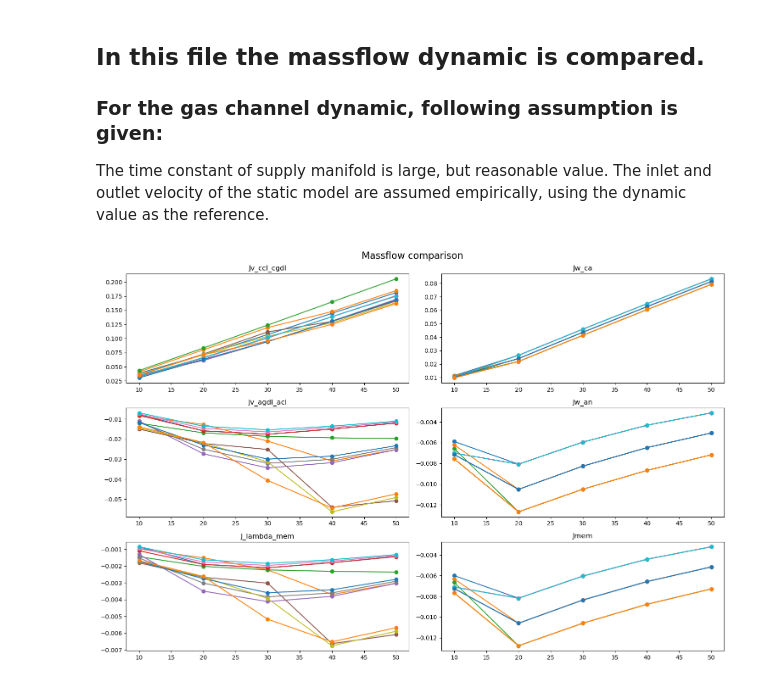
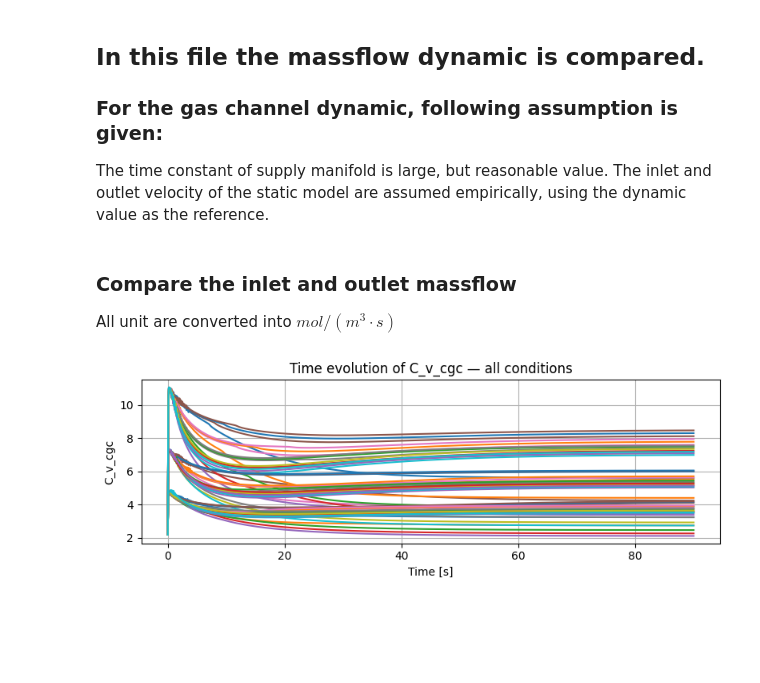
Before and after one commit to YuKwanH/DS-AlphaPEM, a Jupyter notebook: simulation/model/comparison/massflow.ipynb, the cells around one changed output. Saved outputs shown, nothing was run; the diff lists cells and outputs as text; code cells hidden in the pictures; blank space fills up the shorter version.

Commit message:
unfinished: added comparison between simulation result of auxiliary systems (static and dynamic) with experiment

```diff
--- a/simulation/model/comparison/massflow.ipynb
+++ b/simulation/model/comparison/massflow.ipynb
@@ -78,6 +68,25 @@ for RHC in [0, 0.5]:
             for key, value in enumerate(states_dyn_log[0].keys()):
                 states_profile_dyn[value] = [states[value] for states in states_dyn_log]
             dyn_log_all["RHA"+str(0)+"/RHC" + str(RHC) + "_P" + str(P_des) + "_T" + str(T_des)] = {"states":states_profile_dyn, "time_evolution":time_evolutions, "massflow": massflow_dyn_log}
+# %% [markdown]
+### Compare the inlet and outlet massflow
+All unit are converted into $mol/(m^3\cdot s)$
+# %%
+fig, ax = plt.subplots(figsize=(8, 3))
+
+for cond_key, cond_data in dyn_log_all.items():
+    for j, I in enumerate(I_points):
+        te = cond_data["time_evolution"][j]
+        ax.plot(te["t"], te["C_v_cgc"], label=f"{cond_key}, I={I}A")
+
+ax.set_xlabel("Time [s]")
+ax.set_ylabel("C_v_cgc")
+ax.set_title("Time evolution of C_v_cgc — all conditions")
+ax.grid(True)
+fig.tight_layout()
+plt.show()
+# %% [output]
+[figure, added]
 # %%
 stat_log_all = {}
 
@@ -102,29 +111,3 @@ for RHC in [0, 0.5]:
                 states_stat.append(sol)
             # --------------- Log states for both simulations  --------------- #
             stat_log_all["RHA"+str(0)+"/RHC" + str(RHC) + "_P" + str(P_des) + "_T" + str(T_des)] = {"states":states_stat}
-# %%
-fig, axes = plt.subplots(nrows=3, ncols=2, figsize=(15, 10))
-fig.suptitle("Massflow comparison", fontsize=16)
-
-for key in dyn_log_all.keys():
-    states_dyn = dyn_log_all[key]["states"]
-    time_evolutions = dyn_log_all[key]["time_evolution"]
-    massflow_dyn = dyn_log_all[key]["massflow"]
-    states_stat = stat_log_all[key]["states"]
-    axes[0,0].plot(I_points, [massflow["Jv_ccl_cgdl"] for massflow in massflow_dyn], label=key, marker='o')
-    axes[0,1].plot(I_points, [states["Jw_ca"] for states in states_stat], label=key, marker='o')
-    axes[1,0].plot(I_points, [massflow["Jv_agdl_acl"] for massflow in massflow_dyn], label=key, marker='o')
-    axes[1,1].plot(I_points, [-states["Jw_an"] for states in states_stat], label=key, marker='o')
-    axes[2,0].plot(I_points, [massflow["J_lambda_mem"][4] for massflow in massflow_dyn], label=key, marker='o')
-    axes[2,1].plot(I_points, [-states["Jmem"] for states in states_stat], label=key, marker='o')
-
-axes[0,0].set_title("Jv_ccl_cgdl")
-axes[0,1].set_title("Jw_ca")
-axes[1,0].set_title("Jv_agdl_acl")
-axes[1,1].set_title("Jw_an")
-axes[2,0].set_title("J_lambda_mem")
-axes[2,1].set_title("Jmem")
-
-plt.tight_layout()
-# %% [output]
-[figure, removed]
```
Also changed, not shown: parts of 13 cells of this notebook, 11 other files.
